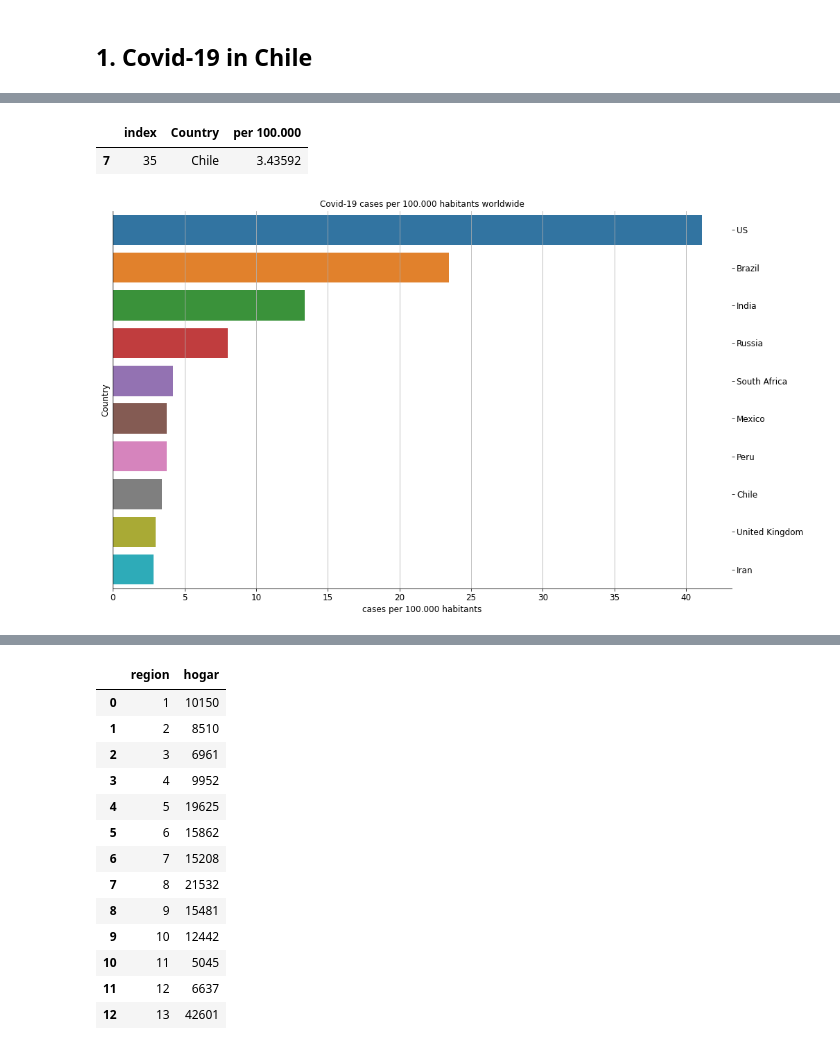
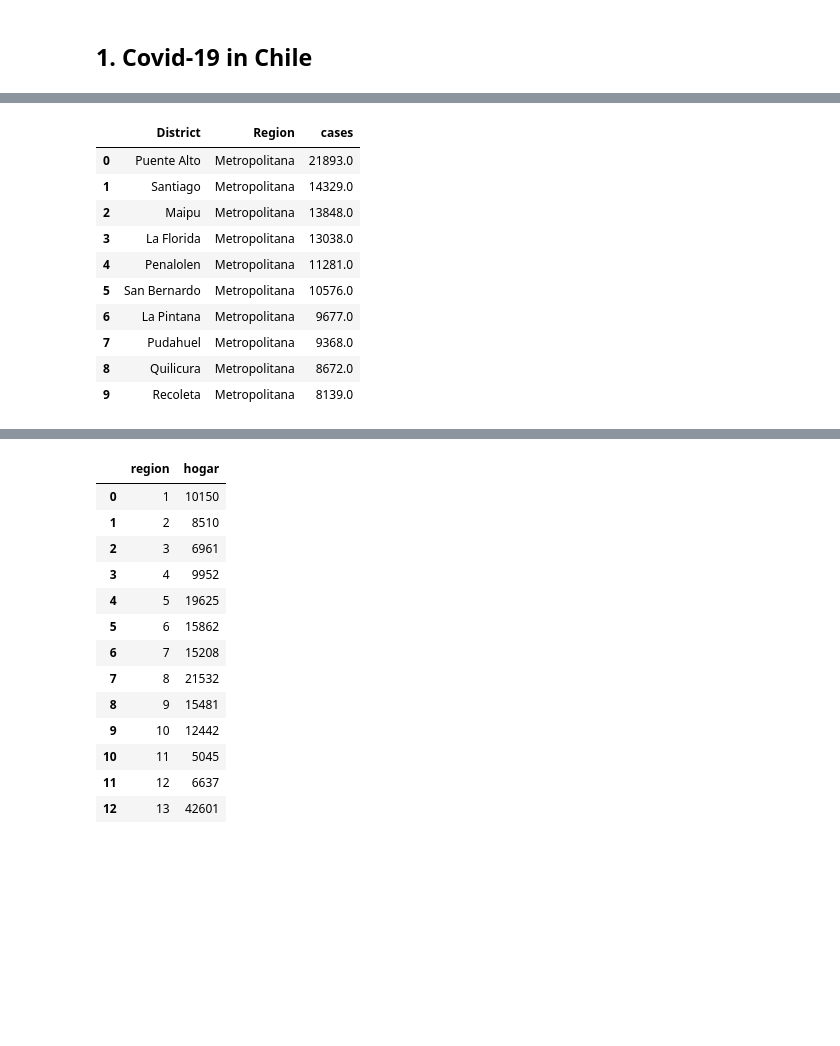
Before and after one commit to muellermax/Chile-Capstone, a Jupyter notebook: Chile Capstone.ipynb, the cells around one changed output, grey strips where cells are left out. Saved outputs shown, nothing was run; the diff lists cells and outputs as text; code cells hidden in the pictures; blank space fills up the shorter version.

```diff
--- a/Chile Capstone.ipynb
+++ b/Chile Capstone.ipynb
@@ -25,6 +25,8 @@ cases_regions = pd.read_csv(
     parse_dates = True
 )
 
+
+
 deaths_regions = pd.read_csv(
     'https://raw.githubusercontent.com/MinCiencia/Datos-COVID19/master/output/producto14/FallecidosCumulativo_T.csv',
     parse_dates = True
@@ -35,9 +37,17 @@ cases_districts = pd.read_csv(
     'https://raw.githubusercontent.com/MinCiencia/Datos-COVID19/master/output/producto1/Covid-19.csv'
 )
 
-deaths_districs = pd.read_csv(
+cases_districts = cases_districts[~cases_districts.Comuna.str.contains('Desconocido')]
+
+
+deaths_districts = pd.read_csv(
     'https://raw.githubusercontent.com/MinCiencia/Datos-COVID19/master/output/producto38/CasosFallecidosPorComuna.csv'
 )
+
+deaths_districts = deaths_districs[~deaths_districs.Comuna.str.contains('Desconocido')]
+deaths_districts = deaths_districs[~deaths_districs.Comuna.str.contains('Total')]
+
+
 
 # Read in data about Covid-19 worldwide
 csse_cases_all = pd.read_csv(
@@ -109,2 +196,29 @@ def timeline_plot(df, title):
+# %%
+def get_most_affected_districts(df, title, m):
+    """
+    Function to get the most affected districts.
+
+    Input:
+        df (DataFrame): DataFrame with information about districts and numbers of cases/deaths
+        title (string): Specify the kind of the data (cases or deaths)
+        m (int): Returns the m-most affected districts.
+
+    Output:
+        most_affected (DataFrame): DataFrame with the m-most affected districts
+    """
+
+    # Get the relevant columns from dataframe and rename them
+    df_relevant = df.iloc[:, [0, 2, -2]]
+    df_relevant.columns = ['Region', 'District', title]
+
+    # Group by District and drop "index" column
+    most_affected = df_relevant.groupby(
+        'District').agg({
+        'Region': 'max', title: 'sum'}).reset_index().sort_values(
+        title, ascending = False).head(10).reset_index()
+
+    most_affected = most_affected.drop(['index'], axis = 1)
+
+    return most_affected
 # %% [markdown]
 ## 1. Covid-19 in Chile
@@ -211,5 +248,0 @@ country_list
-# %%
-df_current[df_current['Country'] == 'Chile' ]
-# %% [output]
-|  | index | Country | per 100.000 |
-| 7 | 35 | Chile | 3.43592 |
@@ -242,4 +249,14 @@ def plot_covid_worldwide(df, title, country, m):
 # %%
-plot_covid_worldwide(csse_cases_all, 'cases', 10)
+get_most_affected_districts(cases_districts, 'cases', 10)
 # %% [output]
-[figure, removed]
+|  | District | Region | cases |
+| 0 | Puente Alto | Metropolitana | 21893.0 |
+| 1 | Santiago | Metropolitana | 14329.0 |
+| 2 | Maipu | Metropolitana | 13848.0 |
+| 3 | La Florida | Metropolitana | 13038.0 |
+| 4 | Penalolen | Metropolitana | 11281.0 |
+| 5 | San Bernardo | Metropolitana | 10576.0 |
+| 6 | La Pintana | Metropolitana | 9677.0 |
+| 7 | Pudahuel | Metropolitana | 9368.0 |
+| 8 | Quilicura | Metropolitana | 8672.0 |
+| 9 | Recoleta | Metropolitana | 8139.0 |
```
Also changed, not shown: parts of 15 cells of this notebook.
